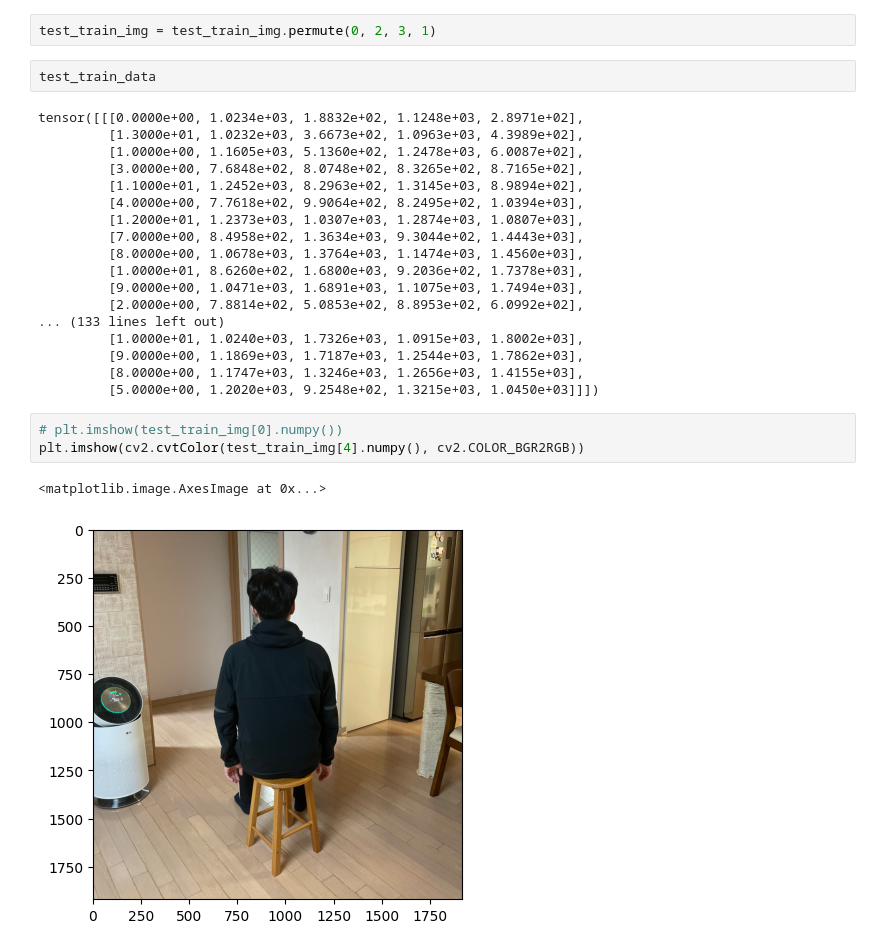
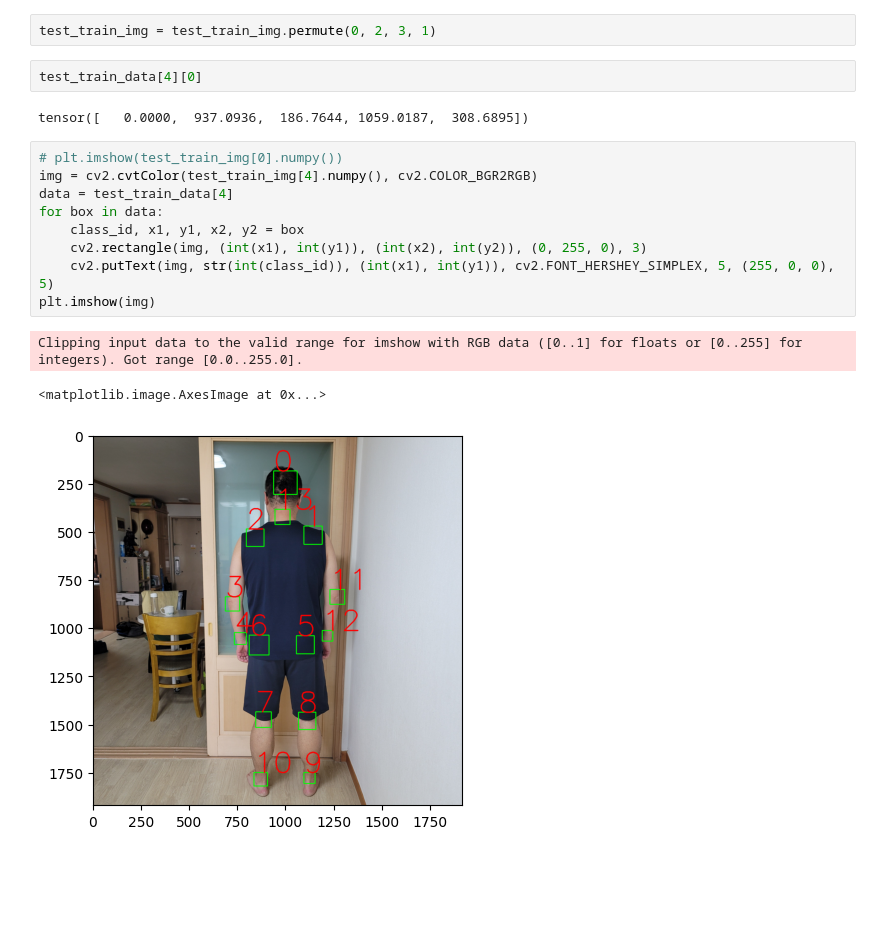
Before and after one commit to PikaSannnnn/MassageBot, a Jupyter notebook: dataProcessing.ipynb, the cells around one changed output. Saved outputs shown, nothing was run; the diff lists cells and outputs as text; blank space fills up the shorter version.

Commit message:
I forgot to save before last commit (visual verfication)

```diff
--- a/dataProcessing.ipynb
+++ b/dataProcessing.ipynb
@@ -191,28 +193,19 @@ torch.Size([10, 3, 1920, 1920])
 # %%
 test_train_img = test_train_img.permute(0, 2, 3, 1)
 # %%
-test_train_data
+test_train_data[4][0]
 # %% [output]
-tensor([[[0.0000e+00, 1.0234e+03, 1.8832e+02, 1.1248e+03, 2.8971e+02],
-         [1.3000e+01, 1.0232e+03, 3.6673e+02, 1.0963e+03, 4.3989e+02],
-         [1.0000e+00, 1.1605e+03, 5.1360e+02, 1.2478e+03, 6.0087e+02],
-         [3.0000e+00, 7.6848e+02, 8.0748e+02, 8.3265e+02, 8.7165e+02],
-         [1.1000e+01, 1.2452e+03, 8.2963e+02, 1.3145e+03, 8.9894e+02],
-         [4.0000e+00, 7.7618e+02, 9.9064e+02, 8.2495e+02, 1.0394e+03],
-         [1.2000e+01, 1.2373e+03, 1.0307e+03, 1.2874e+03, 1.0807e+03],
-         [7.0000e+00, 8.4958e+02, 1.3634e+03, 9.3044e+02, 1.4443e+03],
-         [8.0000e+00, 1.0678e+03, 1.3764e+03, 1.1474e+03, 1.4560e+03],
-         [1.0000e+01, 8.6260e+02, 1.6800e+03, 9.2036e+02, 1.7378e+03],
-         [9.0000e+00, 1.0471e+03, 1.6891e+03, 1.1075e+03, 1.7494e+03],
-         [2.0000e+00, 7.8814e+02, 5.0853e+02, 8.8953e+02, 6.0992e+02],
-... (133 lines left out)
-         [1.0000e+01, 1.0240e+03, 1.7326e+03, 1.0915e+03, 1.8002e+03],
-         [9.0000e+00, 1.1869e+03, 1.7187e+03, 1.2544e+03, 1.7862e+03],
-         [8.0000e+00, 1.1747e+03, 1.3246e+03, 1.2656e+03, 1.4155e+03],
-         [5.0000e+00, 1.2020e+03, 9.2548e+02, 1.3215e+03, 1.0450e+03]]])
+tensor([   0.0000,  937.0936,  186.7644, 1059.0187,  308.6895])
-# %%
-# plt.imshow(test_train_img[0].numpy())
-plt.imshow(cv2.cvtColor(test_train_img[4].numpy(), cv2.COLOR_BGR2RGB))
-# %% [output]
-<matplotlib.image.AxesImage at 0x...>
-[figure, removed]
+# %%
+# plt.imshow(test_train_img[0].numpy())
+img = cv2.cvtColor(test_train_img[4].numpy(), cv2.COLOR_BGR2RGB)
+data = test_train_data[4]
+for box in data:
+    class_id, x1, y1, x2, y2 = box
+    cv2.rectangle(img, (int(x1), int(y1)), (int(x2), int(y2)), (0, 255, 0), 3)
+    cv2.putText(img, str(int(class_id)), (int(x1), int(y1)), cv2.FONT_HERSHEY_SIMPLEX, 5, (255, 0, 0), 5)
+plt.imshow(img)
+# %% [output]
+Clipping input data to the valid range for imshow with RGB data ([0..1] for floats or [0..255] for integers). Got range [0.0..255.0].
+<matplotlib.image.AxesImage at 0x...>
+[figure, added]
```
Also changed, not shown: parts of 2 cells of this notebook.
